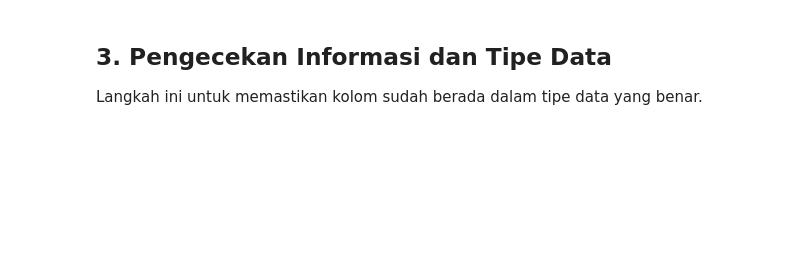
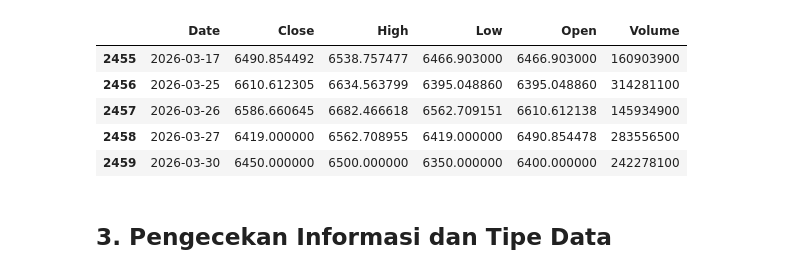
Before and after one commit to maxcorazon/Analisis-Prediksi-Saham, a Jupyter notebook: EDA_Skripsi.ipynb, the cells around one changed output. Saved outputs shown, nothing was run; the diff lists cells and outputs as text; code cells hidden in the pictures; blank space fills up the shorter version.

```diff
--- a/EDA_Skripsi.ipynb
+++ b/EDA_Skripsi.ipynb
@@ -27,5 +32,13 @@ df.head()
+# %%
+df.tail()
+# %% [output]
+|  | Date | Close | High | Low | Open | Volume |
+| 2455 | 2026-03-17 | 6490.854492 | 6538.757477 | 6466.903000 | 6466.903000 | 160903900 |
+| 2456 | 2026-03-25 | 6610.612305 | 6634.563799 | 6395.048860 | 6395.048860 | 314281100 |
+| 2457 | 2026-03-26 | 6586.660645 | 6682.466618 | 6562.709151 | 6610.612138 | 145934900 |
+| 2458 | 2026-03-27 | 6419.000000 | 6562.708955 | 6419.000000 | 6490.854478 | 283556500 |
+| 2459 | 2026-03-30 | 6450.000000 | 6500.000000 | 6350.000000 | 6400.000000 | 242278100 |
 # %% [markdown]
 ## 3. Pengecekan Informasi dan Tipe Data
-Langkah ini untuk memastikan kolom sudah berada dalam tipe data yang benar.
 # %%
 df.info()
```
Also changed, not shown: parts of 23 cells of this notebook, 5 other files.
